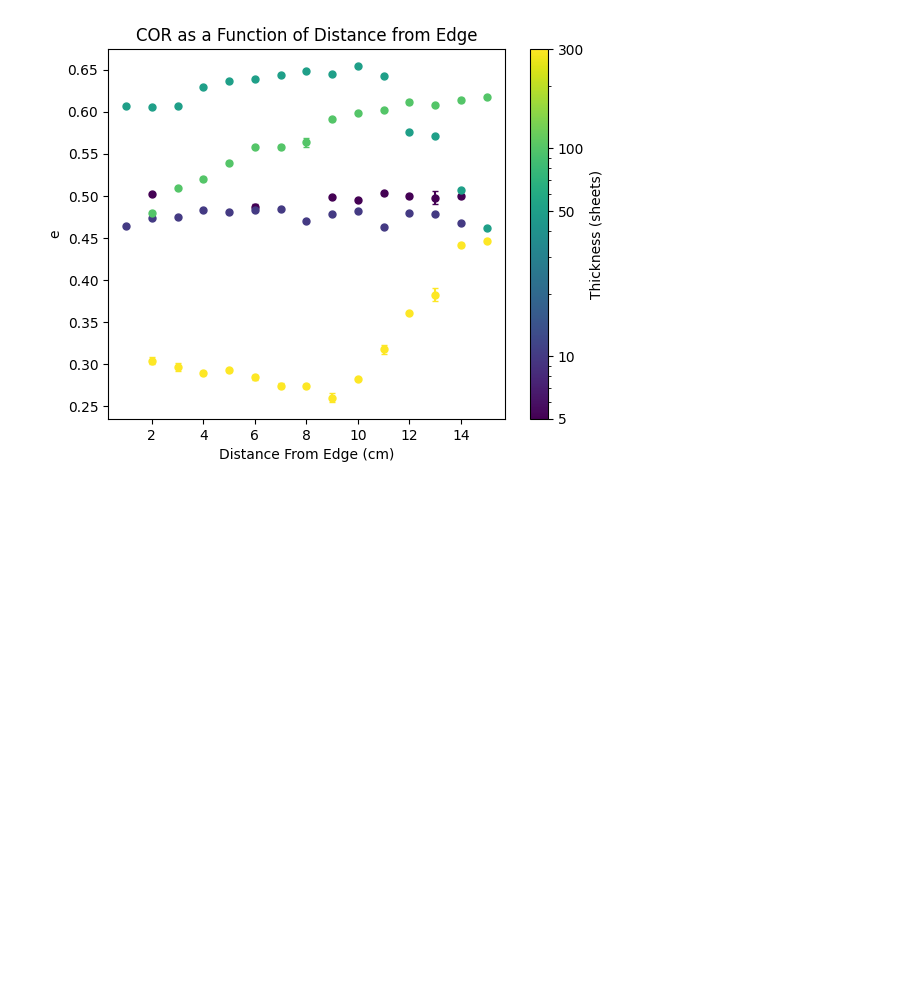
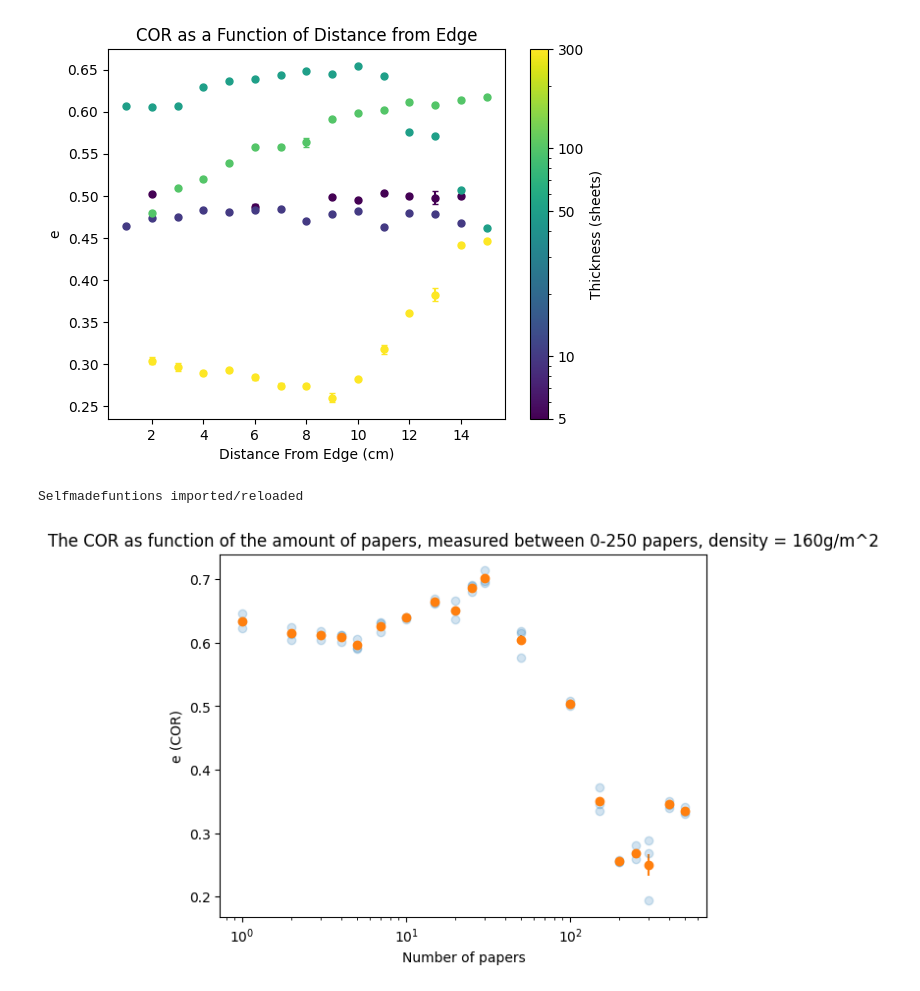
Before and after one commit to joshuadijksman/paperstack, a Jupyter notebook: Manou_version/code/Manou_Experiments.ipynb, the cells around one changed output. Saved outputs shown, nothing was run; the diff lists cells and outputs as text; code cells hidden in the pictures; blank space fills up the shorter version.

Commit message:
Did extra measurements

```diff
--- a/Manou_version/code/Manou_Experiments.ipynb
+++ b/Manou_version/code/Manou_Experiments.ipynb
@@ -54,13 +55,0 @@ Saved as Z:\Clean_Data\Data_Manou_Thesis_Clean\DFE_50t_Retry\50t_retry_15_clean.
-# %%
-thickness = 50
-importlib.reload(selfmadefunctions)
-
-inputfolder = Path(rf"Z:\Video_files\Experiments\Raw_Videos\Distance_From_Edge_{thickness}t")
-outputfolder = Path(rf"Z:\Video_files\Experiments\Tracked_Videos\Distance_From_Edge_{thickness}t")
-csvfolder = Path(rf"Z:\\Clean_Data\Data_Manou_Thesis_Clean\Distance_From_Edge_{thickness}t")
-filename = f"20h_{thickness}t_{7}cm_{1}.avi"
-
-selfmadefunctions.track_video_2(80, video_inputfolder=inputfolder,
-                                video_outputfolder=outputfolder,
-                                csv_outputfolder=csvfolder, filename=filename,
-                                show=False, save_video=False, save_csv=False, BOTTOM_CROP = 0)
@@ -315,3 +302,36 @@ cbar.set_ticklabels(thicknesses)
 plt.show()
 # %% [output]
 [figure]
+# %%
+importlib.reload(selfmadefunctions)
+inputfolder = Path(r"Z:\\Clean_Data\Data_Manou_Thesis_Clean\160density")
+
+variable_type = "amount of paper sheets"
+thickness_unique_160d = [1, 2, 3, 4, 5, 7, 10, 15, 20, 25, 30, 50, 100, 150, 200, 250, 300, 400, 500]
+thickness_160d = []
+COR_160d = []
+
+for t in thickness_unique_160d:
+    variable_value = f"{t} paper sheets"
+
+    for i in range(1, 4):
+        filename = f"160d_{t}t_{i}_clean"
+        cor_value = selfmadefunctions.COR_calculator_general(inputfolder=inputfolder,
+                                                                    variable_type=variable_type,
+                                                                    variable_value=variable_value,
+                                                                    filename=filename, Find_Plot=False,
+                                                                    Fit_Plot=False, Fit_Report=False)
+        COR_160d.append(cor_value)
+        thickness_160d.append(t)
+
+thickness_160d, COR_160d, COR_err_160d, avg_COR_160d, thickness_unique_160d = selfmadefunctions.get_avg_err(thickness_160d, COR_160d)
+plt.errorbar(thickness_160d, COR_160d, fmt = 'o', alpha = 0.2, label = 'All Measurements')
+plt.errorbar(thickness_unique_160d, avg_COR_160d, yerr = COR_err_160d, fmt = 'o', label = 'Average COR')
+plt.ylabel("e (COR)")
+plt.xlabel("Number of papers")
+plt.title("The COR as function of the amount of papers, measured between 0-250 papers, density = 160g/m^2")
+plt.xscale('log')
+plt.show()
+# %% [output]
+Selfmadefuntions imported/reloaded
+[figure, added]
```
Also changed, not shown: parts of 4 cells of this notebook, 2 other files.
